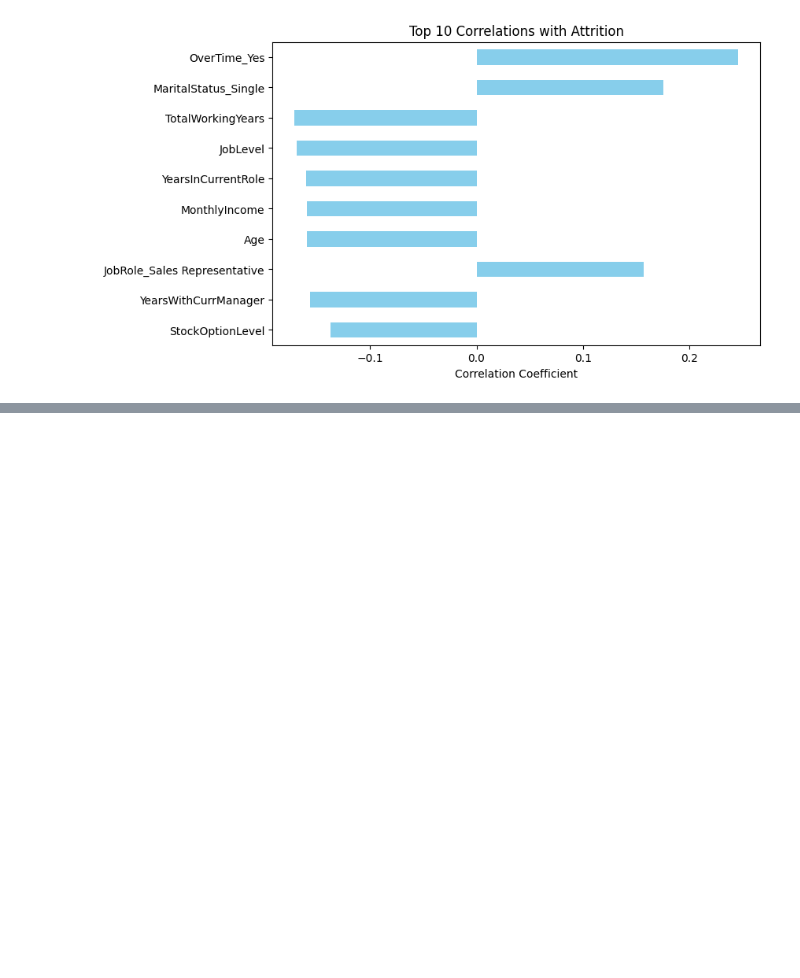
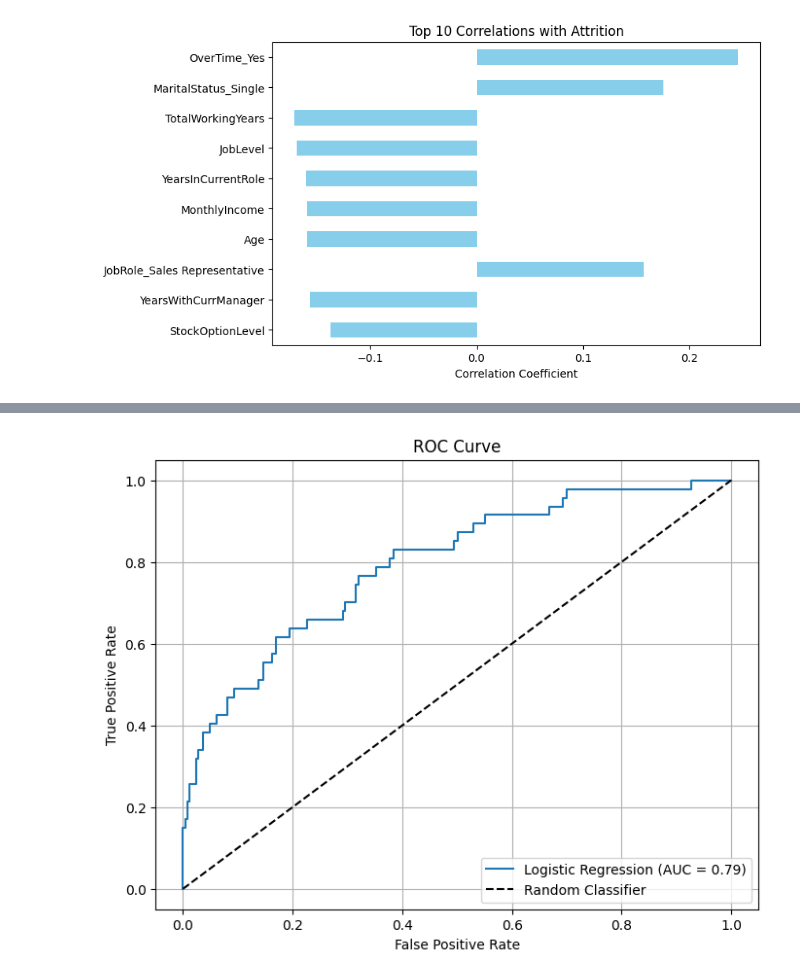
Before and after one commit to Yeg-dr/Employee_Attrition_Prediction, a Jupyter notebook: main.ipynb, the cells around one changed output, grey strips where cells are left out. Cells and saved outputs as stored; diff of their text form; code cells hidden in the pictures; blank space fills up the shorter version.

```diff
--- a/main.ipynb
+++ b/main.ipynb
@@ -151,0 +200,20 @@ plt.show()
+# %%
+y_proba = model.predict_proba(X_test)[:, 1]
+# %%
+fpr, tpr, thresholds = roc_curve(y_test, y_proba)
+roc_auc = roc_auc_score(y_test, y_proba)
+# %%
+from cProfile import label
+
+
+plt.figure(figsize=(8, 6))
+plt.plot(fpr, tpr, label=f'Logistic Regression (AUC = {roc_auc:.2f})')
+plt.plot([0, 1], [0, 1], 'k--', label='Random Classifier')
+plt.xlabel('False Positive Rate')
+plt.ylabel('True Positive Rate')
+plt.title('ROC Curve')
+plt.legend(loc ='lower right')
+plt.grid(True)
+plt.show()
+# %% [output]
+[figure, added]
```
Also changed, not shown: parts of 8 cells of this notebook.
